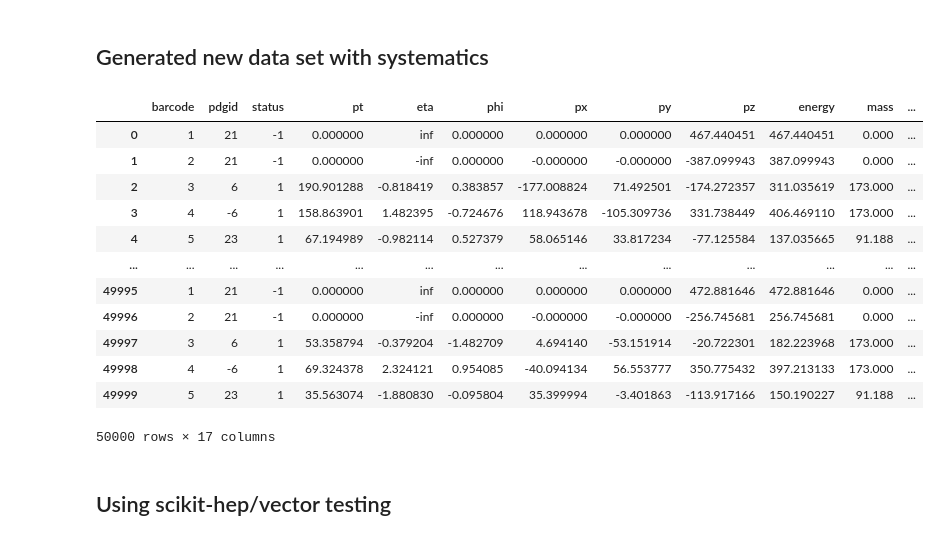
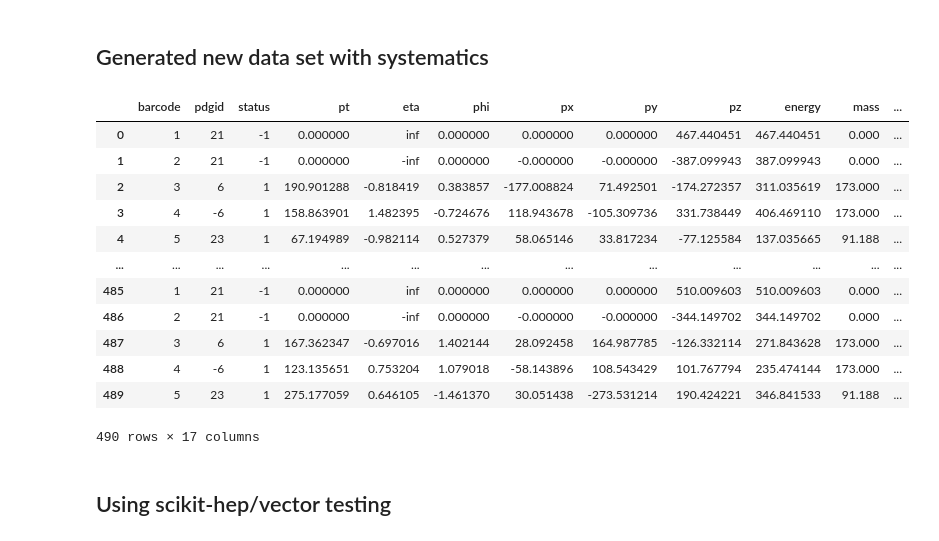
Before and after one commit to craigmadethis/LHEImport, a Jupyter notebook: ttz_02.ipynb, the cells around one changed output. Saved outputs shown, nothing was run; the diff lists cells and outputs as text; code cells hidden in the pictures.

```diff
--- a/ttz_02.ipynb
+++ b/ttz_02.ipynb
@@ -22,23 +22,23 @@ data.toHDF5('event_files/hdf5/ttZ_events_02', 'particles', limit_events=False)
 # %%
 # df = pd.DataFrame(datalist)
 # %%
-df = pd.read_hdf('event_files/hdf5/ttZ_events_02.h5', 'particles')
+df = pd.read_hdf('event_files/hdf5/ttZ_events_02.h5', 'particles_limited')
 df
 # df = pd.read_hdf('event_files/hdf5/ttZ_events_02.h5', 'limit_particles')
 # %% [output]
 |  | barcode | pdgid | status | pt | eta | phi | px | py | pz | energy | mass | ... |
 | 0 | 1 | 21 | -1 | 0.000000 | inf | 0.000000 | 0.000000 | 0.000000 | 467.440451 | 467.440451 | 0.000 | ... |
 | 1 | 2 | 21 | -1 | 0.000000 | -inf | 0.000000 | -0.000000 | -0.000000 | -387.099943 | 387.099943 | 0.000 | ... |
 | 2 | 3 | 6 | 1 | 190.901288 | -0.818419 | 0.383857 | -177.008824 | 71.492501 | -174.272357 | 311.035619 | 173.000 | ... |
 | 3 | 4 | -6 | 1 | 158.863901 | 1.482395 | -0.724676 | 118.943678 | -105.309736 | 331.738449 | 406.469110 | 173.000 | ... |
 | 4 | 5 | 23 | 1 | 67.194989 | -0.982114 | 0.527379 | 58.065146 | 33.817234 | -77.125584 | 137.035665 | 91.188 | ... |
 | ... | ... | ... | ... | ... | ... | ... | ... | ... | ... | ... | ... | ... |
-| 49995 | 1 | 21 | -1 | 0.000000 | inf | 0.000000 | 0.000000 | 0.000000 | 472.881646 | 472.881646 | 0.000 | ... |
-| 49996 | 2 | 21 | -1 | 0.000000 | -inf | 0.000000 | -0.000000 | -0.000000 | -256.745681 | 256.745681 | 0.000 | ... |
-| 49997 | 3 | 6 | 1 | 53.358794 | -0.379204 | -1.482709 | 4.694140 | -53.151914 | -20.722301 | 182.223968 | 173.000 | ... |
-| 49998 | 4 | -6 | 1 | 69.324378 | 2.324121 | 0.954085 | -40.094134 | 56.553777 | 350.775432 | 397.213133 | 173.000 | ... |
-| 49999 | 5 | 23 | 1 | 35.563074 | -1.880830 | -0.095804 | 35.399994 | -3.401863 | -113.917166 | 150.190227 | 91.188 | ... |
+| 485 | 1 | 21 | -1 | 0.000000 | inf | 0.000000 | 0.000000 | 0.000000 | 510.009603 | 510.009603 | 0.000 | ... |
+| 486 | 2 | 21 | -1 | 0.000000 | -inf | 0.000000 | -0.000000 | -0.000000 | -344.149702 | 344.149702 | 0.000 | ... |
+| 487 | 3 | 6 | 1 | 167.362347 | -0.697016 | 1.402144 | 28.092458 | 164.987785 | -126.332114 | 271.843628 | 173.000 | ... |
+| 488 | 4 | -6 | 1 | 123.135651 | 0.753204 | 1.079018 | -58.143896 | 108.543429 | 101.767794 | 235.474144 | 173.000 | ... |
+| 489 | 5 | 23 | 1 | 275.177059 | 0.646105 | -1.461370 | 30.051438 | -273.531214 | 190.424221 | 346.841533 | 91.188 | ... |
-50000 rows × 17 columns
+490 rows × 17 columns
 # %% [markdown]
 ## Using scikit-hep/vector testing
 # %%
```
Also changed, not shown: parts of 5 cells of this notebook, 1 other file.
